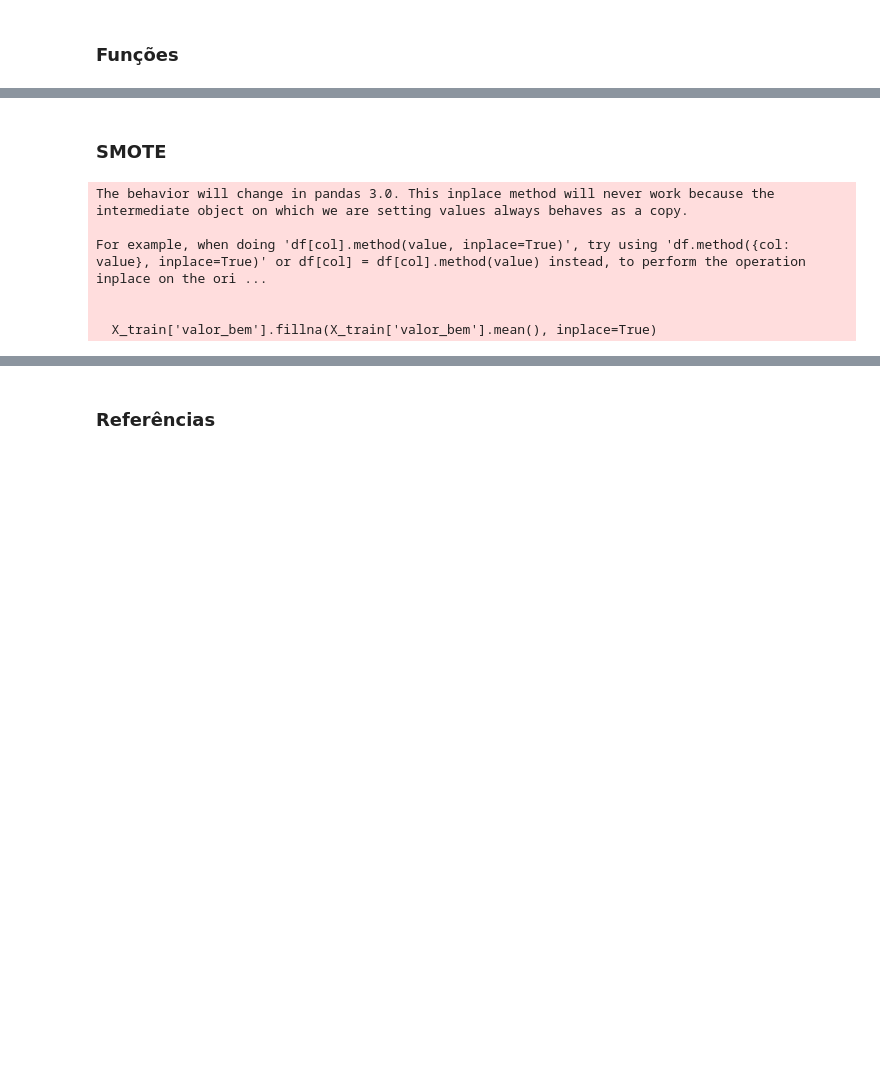
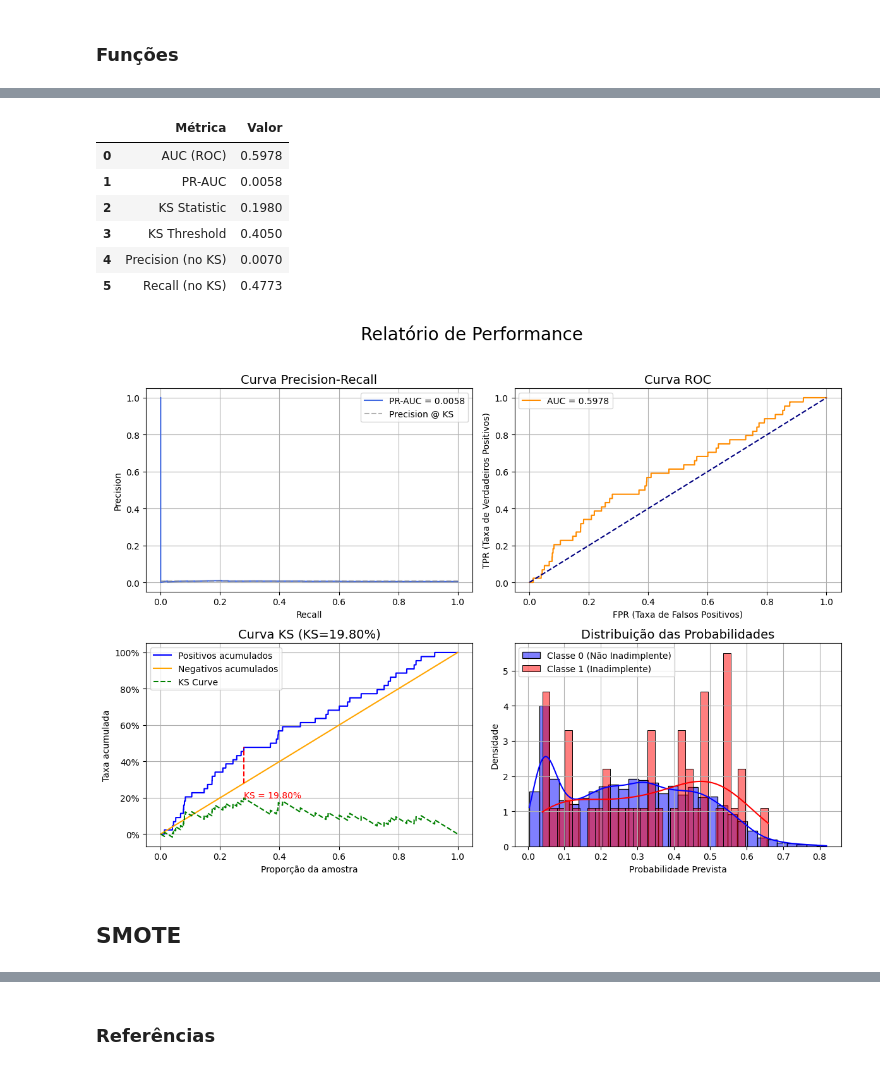
Before and after one commit to JVMergulho/case-ds, a Jupyter notebook: src/criar_modelo.ipynb, the cells around one changed output, grey strips where cells are left out. Saved outputs shown, nothing was run; the diff lists cells and outputs as text; code cells hidden in the pictures; blank space fills up the shorter version.

```diff
--- a/src/criar_modelo.ipynb
+++ b/src/criar_modelo.ipynb
@@ -331,0 +361,23 @@ plot_report(y_test, y_pred_proba)
+# %%
+def select_features_boruta(X_train, y_train):
+    # Random Forest Classifier
+    rf = RandomForestClassifier(n_jobs=-1, class_weight='balanced', random_state=42)
+
+    # Boruta
+    feat_selector = BorutaPy(
+        estimator=rf,
+        n_estimators='auto',
+        verbose=2,
+        max_iter=20,
+        random_state=42
+    )
+
+    feat_selector.fit(X_train.values, y_train.squeeze().values)
+
+    # Selecionar as features aprovadas pelo Boruta
+    cols_selected_boruta = X_train.columns[feat_selector.support_].to_list()
+    print(f'Número de features selecionadas pelo Boruta: {len(cols_selected_boruta)}')
+
+    return cols_selected_boruta
+
+cols_selected_boruta = select_features_boruta(X_train, y_train)
@@ -331,0 +406,13 @@ plot_report(y_test, y_pred_proba)
+# %%
+X_train_boruta = X_train[cols_selected_boruta]
+X_test_boruta = X_test[cols_selected_boruta]
+X_val_boruta = X_val[cols_selected_boruta]
+# %%
+params = {
+    'class_weight': 'balanced',
+    'seed': 42
+}
+
+# Criar o modelo LightGBM
+model = lgb.LGBMClassifier(**params)
+y_pred_proba, y_pred = train_and_evaluate_model(model, X_train=X_train_boruta, X_test=X_test_boruta, X_val=X_val_boruta)
@@ -332,17 +427,19 @@ plot_report(y_test, y_pred_proba)
+# %%
+plot_report(y_test, y_pred_proba)
+# %% [output]
+|  | Métrica | Valor |
+| 0 | AUC (ROC) | 0.5978 |
+| 1 | PR-AUC | 0.0058 |
+| 2 | KS Statistic | 0.1980 |
+| 3 | KS Threshold | 0.4050 |
+| 4 | Precision (no KS) | 0.0070 |
+| 5 | Recall (no KS) | 0.4773 |
+[figure, added]
 # %% [markdown]
-### **SMOTE**
+## **SMOTE**
 # %%
 from imblearn.over_sampling import SMOTE
 from collections import Counter
-# %%
-X_train['valor_bem'].fillna(X_train['valor_bem'].mean(), inplace=True)
-# %% [output]
-The behavior will change in pandas 3.0. This inplace method will never work because the intermediate object on which we are setting values always behaves as a copy.
-
-For example, when doing 'df[col].method(value, inplace=True)', try using 'df.method({col: value}, inplace=True)' or df[col] = df[col].method(value) instead, to perform the operation inplace on the ori ...
-
-
-  X_train['valor_bem'].fillna(X_train['valor_bem'].mean(), inplace=True)
 # %%
 counter = Counter(y_train)
 print(counter)
```
Also changed, not shown: parts of 25 cells of this notebook, 6 other files.
